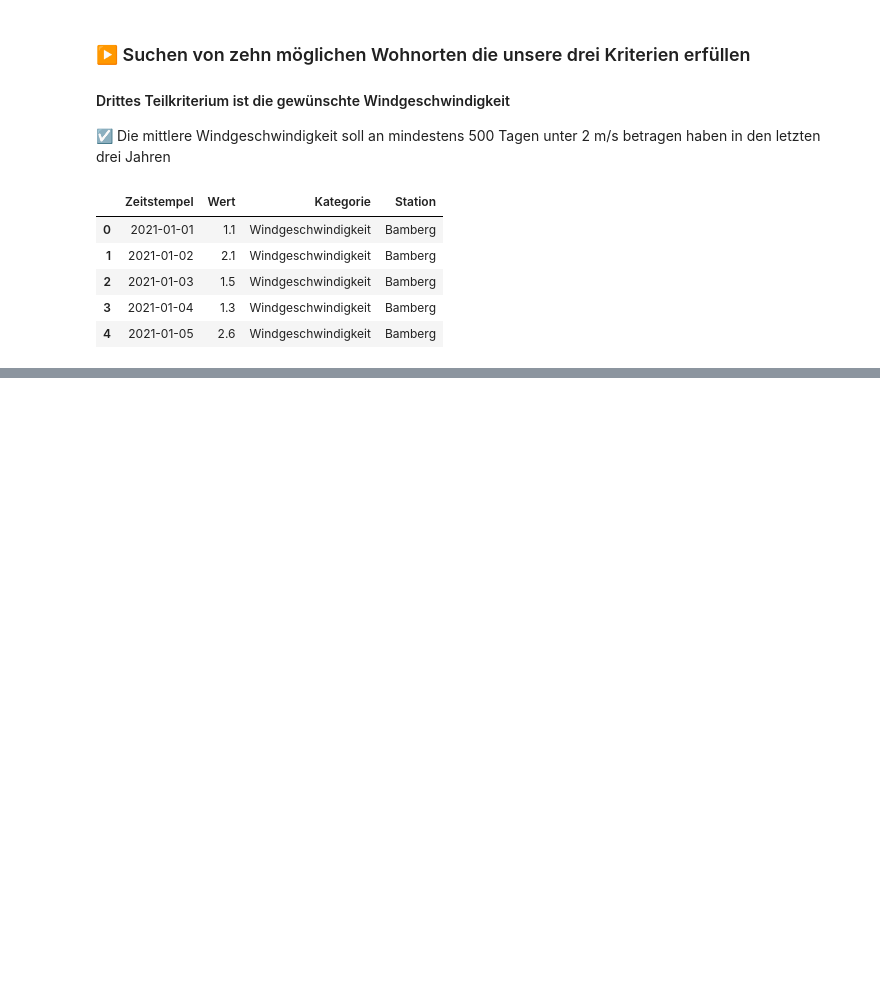
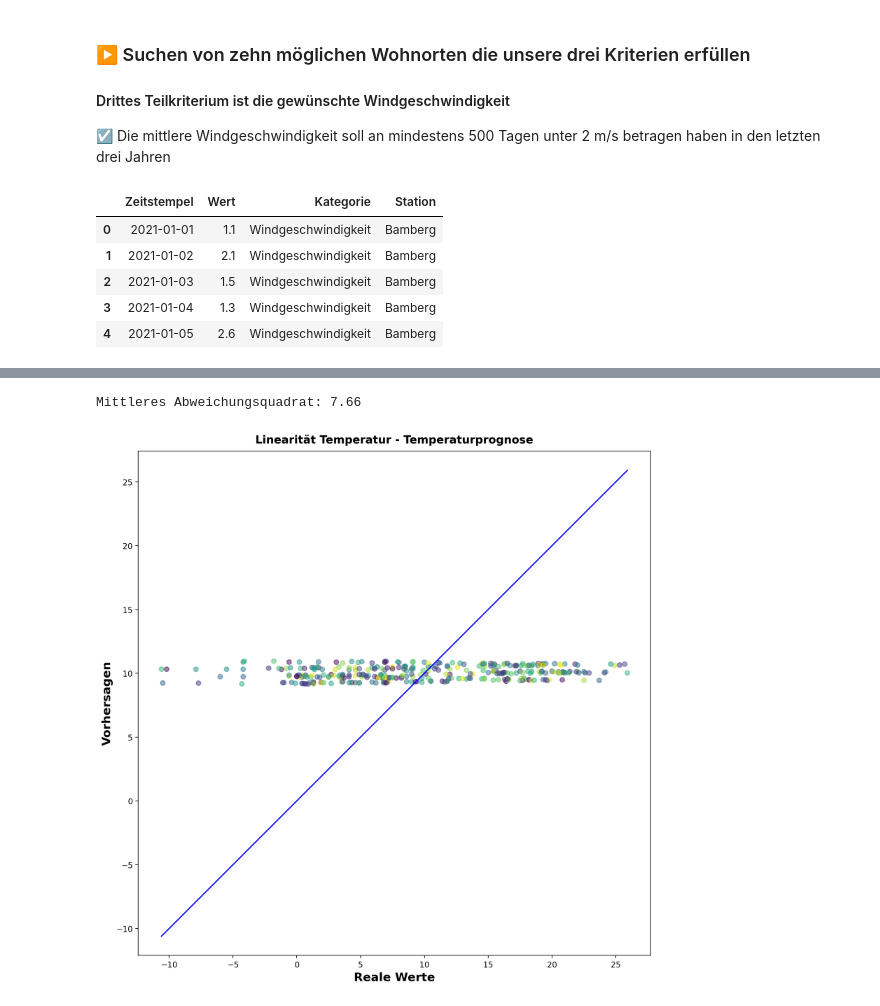
Before and after one commit to Gizmo-Labs/Statistical-Computing, a Jupyter notebook: Data-Analysis.ipynb, the cells around one changed output, grey strips where cells are left out. Cells and saved outputs as stored; diff of their text form; code cells hidden in the pictures; blank space fills up the shorter version.

Commit message:
Lineare Progression implementiert

```diff
--- a/Data-Analysis.ipynb
+++ b/Data-Analysis.ipynb
@@ -383,0 +334,69 @@ ax.set_title('Temperatur Bamberg');
+# %%
+import numpy as np
+import matplotlib.pyplot as plt
+
+from sklearn.linear_model import LinearRegression
+
+# Zum splitten des Datensatzes in Test und Train
+from sklearn.model_selection import train_test_split
+
+# Metric zum Evaluieren
+from sklearn.metrics import mean_squared_error
+
+# Statsmodels für Linear Regression
+import statsmodels.api as sm
+
+# Ignoriere Warnungen
+import warnings
+warnings.filterwarnings("ignore")
+
+# Nehmen die Daten von unserem idealen Ort Bamberg
+df_linear = df_boxplot_1.loc[((df_boxplot_1['Station'] == "Bamberg"))]
+df_linear = df_linear.drop(['Station', 'Kategorie', 'Zeitstempel'], axis=1)
+
+df_linear = df_linear.reset_index(drop=True)
+
+df_linear
+
+X = df_linear.index
+y = df_linear.loc[:, 'Wert']
+
+# Erstelle Test und Traing-Daten
+X_train, X_test, y_train, y_test = train_test_split(X, y,
+                                                  test_size = .3, # 30% of data for testing
+                                                  shuffle = True, # Shuffling values
+                                                  random_state = 42)
+
+# Konstante hinzufügen
+X_train = sm.add_constant(X_train)
+X_test = sm.add_constant(X_test)
+
+# Fitting model
+model = sm.OLS(y_train, X_train).fit()
+
+#print(model.summary(alpha = 0.05))
+
+# Starte Vorhersage
+y_pred = model.predict(X_test)
+
+# Ermittle Fehler
+rmse = mean_squared_error(y_test, y_pred,squared = False)
+print(f'\nMittleres Abweichungsquadrat: {rmse:.2f}')
+
+N = 335
+colors = np.random.rand(N)
+
+plt.figure(figsize=(10, 10))
+plt.scatter(y_test, y_pred, c=colors, alpha=0.5)
+plt.title("Linearität Temperatur - Temperaturprognose")
+
+p1 = max(max(y_pred), max(y_test))
+p2 = min(min(y_pred), min(y_test))
+plt.plot([p1, p2], [p1, p2], 'b-')
+plt.xlabel('Reale Werte', fontsize=15)
+plt.ylabel('Vorhersagen', fontsize=15)
+plt.axis('equal')
+plt.show()
+# %% [output]
+Mittleres Abweichungsquadrat: 7.66
+[figure, added]
```
Also changed, not shown: parts of 5 cells of this notebook, 1 other file.
